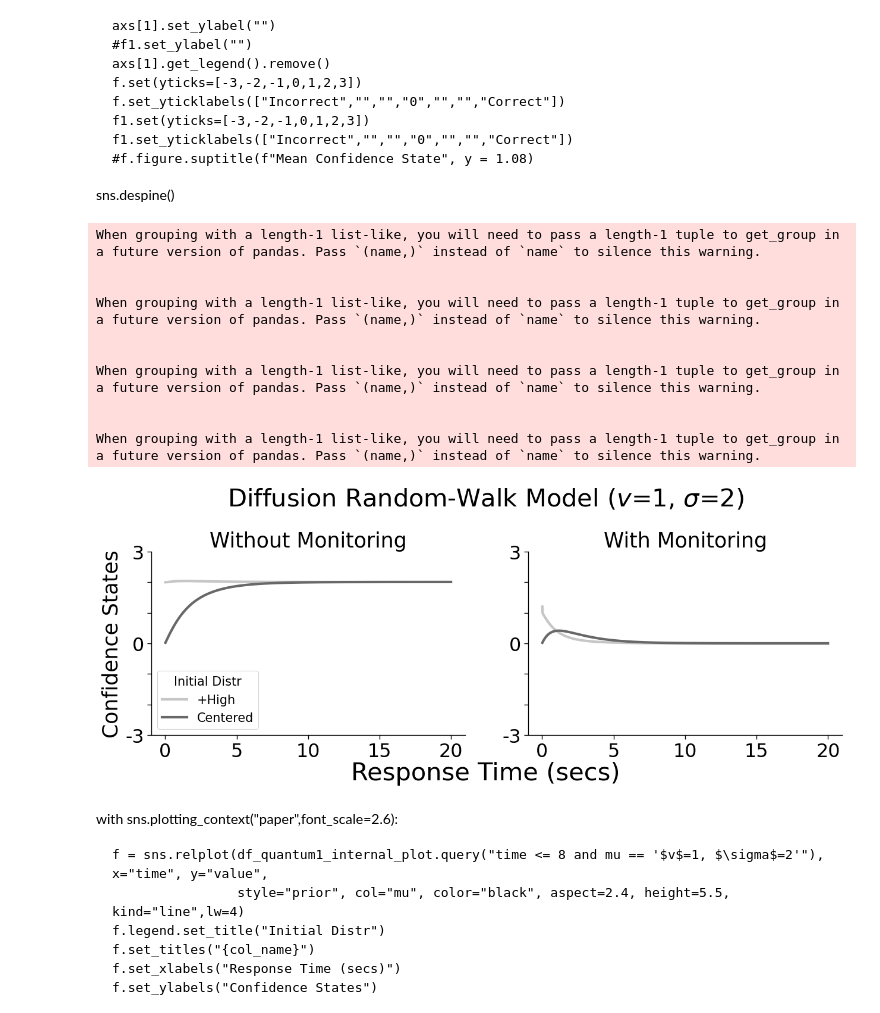
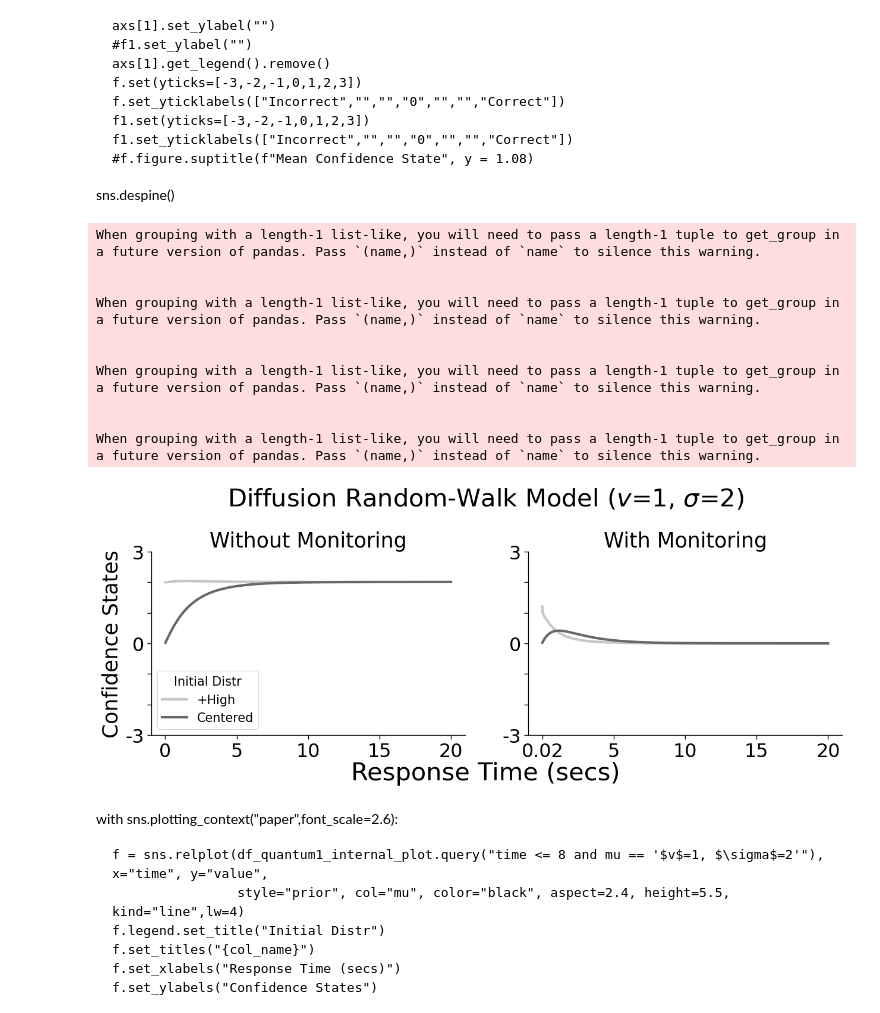
Before and after one commit to rkmalaiya/stochastic_cognitive_dynamics, a Jupyter notebook: examples/Diffusion_vs_Quantum_JMP_paper.ipynb, the cells around one changed output. Drawn from its saved outputs; the diff is of its cells as text; code cells hidden in the pictures.

```diff
--- a/examples/Diffusion_vs_Quantum_JMP_paper.ipynb
+++ b/examples/Diffusion_vs_Quantum_JMP_paper.ipynb
@@ -14,7 +14,7 @@ sns.set_context("paper", font_scale=2.5)
 # %%
 #n_states, start_width, delta, measurement_prob,  I, J, steps = 11, 3, 0.5, 0.8, 1, 1, 0.1
 n_states, start_width, response_width, delta, measurement_prob,  I, J, steps = 7, None, 1, 0.5, 0.8, 1, 1, 0.1
-start_width = (n_states-2*response_width)//2 #(n_states-2*response_width)-2
+start_width = (n_states-2*response_width)-2 #(n_states-2*response_width)//2 #
 
 m_Mc, m_Mw, m_Mn = ca._get_measurement_matrix(n_states, 1, prob=measurement_prob, model_type = "Markov")
 q_Mc, q_Mw, q_Mn = ca._get_measurement_matrix(n_states, 1, prob=measurement_prob, model_type = "Quantum")
@@ -609,34 +619,37 @@ with sns.plotting_context("paper",font_scale=2.6):
 
     f1 = sns.lineplot(df_markov1_internal_plot.query("time < 20  and prior != '-High'"), x="time", y="value",
                     hue="prior", ax=axs[1], lw=3, palette="Greys")#, aspect=2.4, height=5.5, kind="line",lw=4)
     f.legend(title="Initial Distr", title_fontsize=15, fontsize=15)
     f.set_title('Without Monitoring')
     f1.set_title('With Monitoring')
     #f.set_titles("{col_name}")
     f.figure.supxlabel("Response Time (secs)", y=-0.1)
     f.set_xlabel("")
     f1.set_xlabel("")
     f.set_ylabel("Confidence States")
     f1.set_ylabel("")
     f1.get_legend().remove()
     f.set(yticks=[-3,-2,-1,0,1,2,3])
     f.set_yticklabels(["-3","","","0","","","3"])
     f1.set(yticks=[-3,-2,-1,0,1,2,3])
     f1.set_yticklabels(["-3","","","0","","","3"])
+    #f1.set_xlim(2*steps, None)
+    f1.set(xticks = [2*steps, 5, 10, 15, 20])
+    f1.set_xticklabels([str(2*steps),"5","10","15","20"])
     f.figure.suptitle(f"Diffusion Random-Walk Model ($v$=1, $\sigma$={m_sigma[0][0]})", y = 1.15)
 sns.despine()
 # %% [output]
 When grouping with a length-1 list-like, you will need to pass a length-1 tuple to get_group in a future version of pandas. Pass `(name,)` instead of `name` to silence this warning.
 
 
 When grouping with a length-1 list-like, you will need to pass a length-1 tuple to get_group in a future version of pandas. Pass `(name,)` instead of `name` to silence this warning.
 
 
 When grouping with a length-1 list-like, you will need to pass a length-1 tuple to get_group in a future version of pandas. Pass `(name,)` instead of `name` to silence this warning.
 
 
 When grouping with a length-1 list-like, you will need to pass a length-1 tuple to get_group in a future version of pandas. Pass `(name,)` instead of `name` to silence this warning.
-[figure, old version]
+[figure, new version]
 # %% [markdown]
 with sns.plotting_context("paper",font_scale=2.6):
 
```
Also changed, not shown: parts of 11 cells of this notebook.
